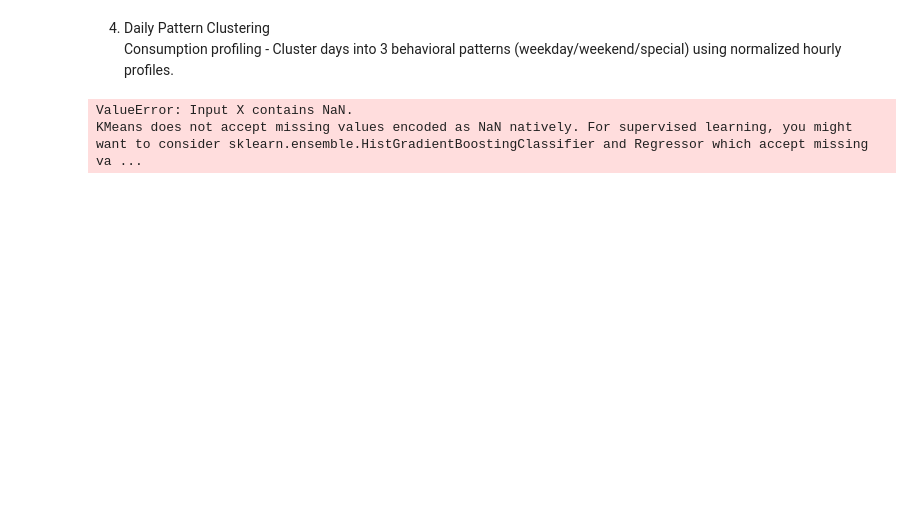
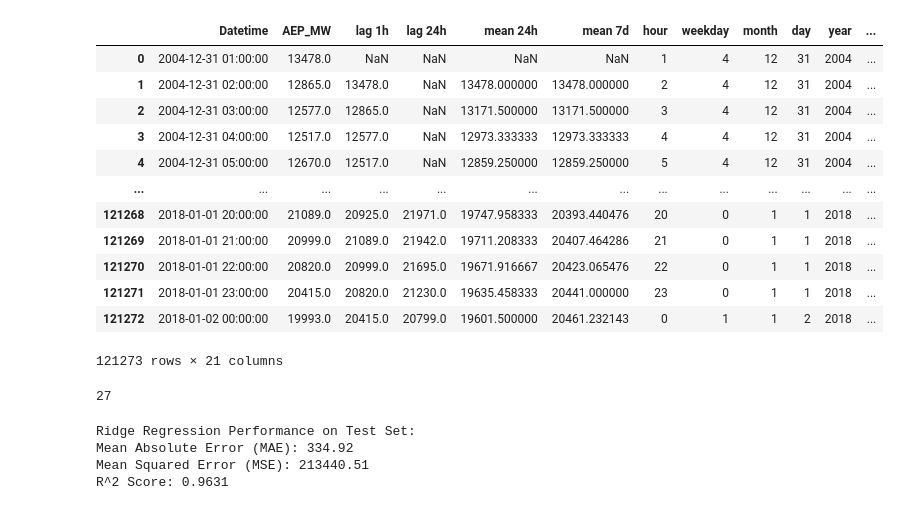
Before and after one commit to Artemjzhukov/Portfolio, a Jupyter notebook: Energy_consumption/Energy_consumption.ipynb, the cells around one changed output. Drawn from its saved outputs; the diff is of its cells as text; code cells hidden in the pictures; blank space fills up the shorter version.

```diff
--- a/Energy_consumption/Energy_consumption.ipynb
+++ b/Energy_consumption/Energy_consumption.ipynb
@@ -70,22 +55,8 @@ df.dropna(inplace=True)
-# %% [markdown]
-4. Daily Pattern Clustering
-Consumption profiling - Cluster days into 3 behavioral patterns (weekday/weekend/special) using normalized hourly profiles.
 # %%
-daily_profiles = df.groupby([df.index.date, 'hour'])['consumption'].mean().unstack()
-scaler = StandardScaler()
-scaled_profiles = scaler.fit_transform(daily_profiles.T).T
-
-kmeans = KMeans(n_clusters=3, random_state=42)
-daily_profiles['cluster'] = kmeans.fit_predict(scaled_profiles)
-
-plt.figure(figsize=(12,6))
-for cluster in range(3):
-    cluster_data = daily_profiles[daily_profiles['cluster']==cluster].iloc[:,:24].mean()
-    plt.plot(range(24), cluster_data, label=f'Cluster {cluster}', linewidth=3)
-plt.xlabel('Hour')
-plt.ylabel('Normalized Consumption')
-plt.legend()
-plt.show()
+df_aep['hour'] = df_aep['Datetime'].dt.hour
+df_aep['weekday'] = df_aep['Datetime'].dt.weekday
+df_aep['month'] = df_aep['Datetime'].dt.month
+df_aep['day'] = df_aep['Datetime'].dt.day
+df_aep['year'] = df_aep['Datetime'].dt.year
+df_aep['season'] = (df_aep['month'] % 12 + 3) // 3
+df_aep['is_weekend'] = (df_aep['weekday'] >= 5).astype(int)
-# %% [output]
-ValueError: Input X contains NaN.
-KMeans does not accept missing values encoded as NaN natively. For supervised learning, you might want to consider sklearn.ensemble.HistGradientBoostingClassifier and Regressor which accept missing va ...
@@ -91,0 +76,20 @@ KMeans does not accept missing values encoded as NaN natively. For supervised le
+# %%
+df_aep
+# %% [output]
+|  | Datetime | AEP_MW | lag 1h | lag 24h | mean 24h | mean 7d | hour | weekday | month | day | year | ... |
+| 0 | 2004-12-31 01:00:00 | 13478.0 | NaN | NaN | NaN | NaN | 1 | 4 | 12 | 31 | 2004 | ... |
+| 1 | 2004-12-31 02:00:00 | 12865.0 | 13478.0 | NaN | 13478.000000 | 13478.000000 | 2 | 4 | 12 | 31 | 2004 | ... |
+| 2 | 2004-12-31 03:00:00 | 12577.0 | 12865.0 | NaN | 13171.500000 | 13171.500000 | 3 | 4 | 12 | 31 | 2004 | ... |
+| 3 | 2004-12-31 04:00:00 | 12517.0 | 12577.0 | NaN | 12973.333333 | 12973.333333 | 4 | 4 | 12 | 31 | 2004 | ... |
+| 4 | 2004-12-31 05:00:00 | 12670.0 | 12517.0 | NaN | 12859.250000 | 12859.250000 | 5 | 4 | 12 | 31 | 2004 | ... |
+| ... | ... | ... | ... | ... | ... | ... | ... | ... | ... | ... | ... | ... |
+| 121268 | 2018-01-01 20:00:00 | 21089.0 | 20925.0 | 21971.0 | 19747.958333 | 20393.440476 | 20 | 0 | 1 | 1 | 2018 | ... |
+| 121269 | 2018-01-01 21:00:00 | 20999.0 | 21089.0 | 21942.0 | 19711.208333 | 20407.464286 | 21 | 0 | 1 | 1 | 2018 | ... |
+| 121270 | 2018-01-01 22:00:00 | 20820.0 | 20999.0 | 21695.0 | 19671.916667 | 20423.065476 | 22 | 0 | 1 | 1 | 2018 | ... |
+| 121271 | 2018-01-01 23:00:00 | 20415.0 | 20820.0 | 21230.0 | 19635.458333 | 20441.000000 | 23 | 0 | 1 | 1 | 2018 | ... |
+| 121272 | 2018-01-02 00:00:00 | 19993.0 | 20415.0 | 20799.0 | 19601.500000 | 20461.232143 | 0 | 1 | 1 | 2 | 2018 | ... |
+121273 rows × 21 columns
+# %%
+df_aep.isna().sum().sum()
+# %% [output]
+27
@@ -91,0 +128,17 @@ KMeans does not accept missing values encoded as NaN natively. For supervised le
+# %%
+# with optimal hyperparameters
+
+ridge_aep = Ridge(alpha=cv_ridge_aep.best_params_['alpha'], random_state=55)
+ridge_aep.fit(X_aep_train_scaled, y_aep_train)
+
+y_aep_pred = ridge_aep.predict(X_aep_test_scaled)
+
+print("Ridge Regression Performance on Test Set:")
+print(f"Mean Absolute Error (MAE): {mean_absolute_error(y_aep_test, y_aep_pred):.2f}")
+print(f"Mean Squared Error (MSE): {mean_squared_error(y_aep_test, y_aep_pred):.2f}")
+print(f"R^2 Score: {r2_score(y_aep_test, y_aep_pred):.4f}")
+# %% [output]
+Ridge Regression Performance on Test Set:
+Mean Absolute Error (MAE): 334.92
+Mean Squared Error (MSE): 213440.51
+R^2 Score: 0.9631
```
Also changed, not shown: parts of 20 cells of this notebook.
